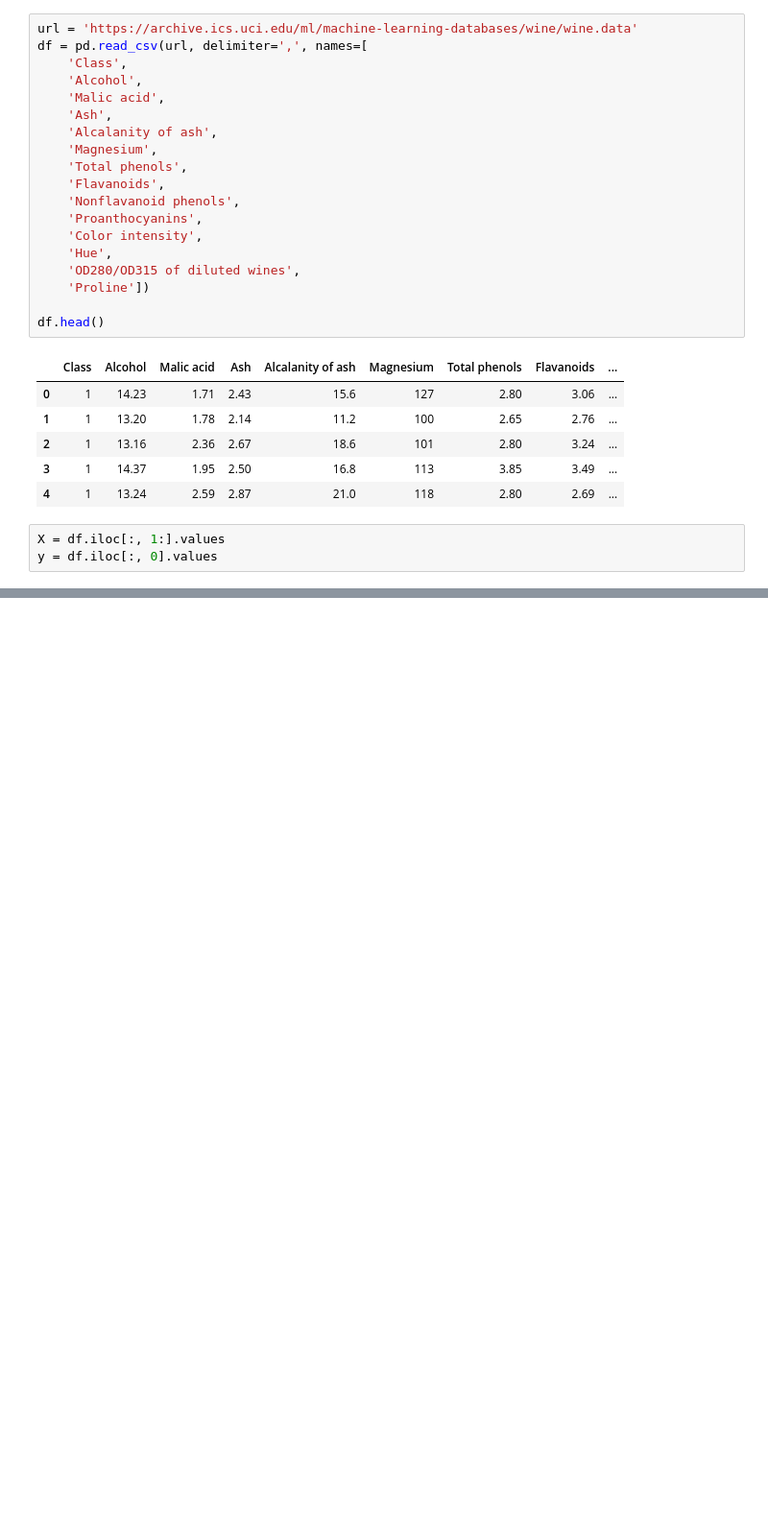
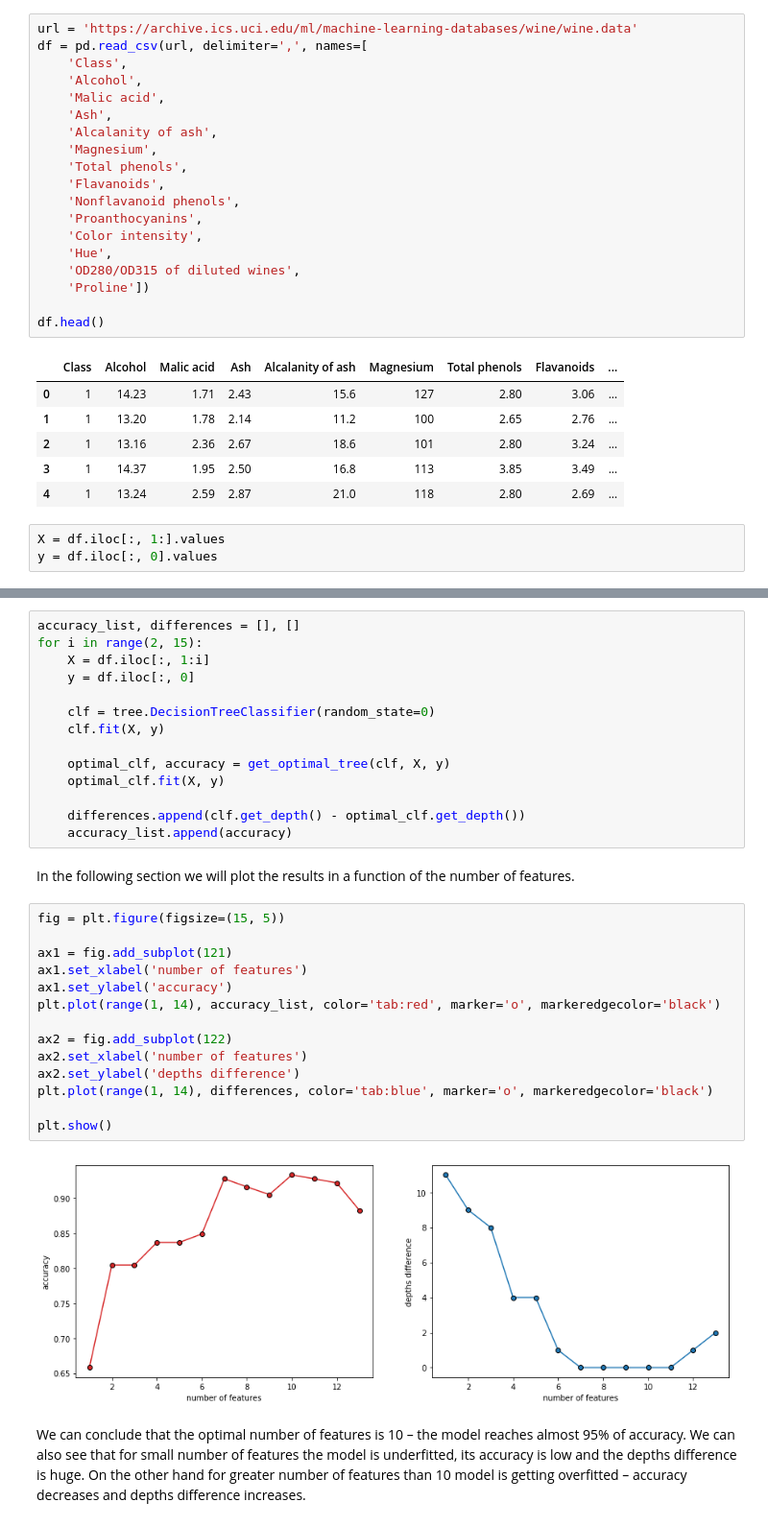
Before and after one commit to mickuz/lsed, a Jupyter notebook: Decision Trees.ipynb, the cells around one changed output, grey strips where cells are left out. Shown at 96% size. Drawn from its saved outputs; the diff is of its cells as text; blank space fills up the shorter version.

```diff
--- a/Decision Trees.ipynb
+++ b/Decision Trees.ipynb
@@ -70,0 +101,34 @@ cross_val_score(clfs[-2], X, y, cv=10).mean()
+# %%
+accuracy_list, differences = [], []
+for i in range(2, 15):
+    X = df.iloc[:, 1:i]
+    y = df.iloc[:, 0]
+
+    clf = tree.DecisionTreeClassifier(random_state=0)
+    clf.fit(X, y)
+
+    optimal_clf, accuracy = get_optimal_tree(clf, X, y)
+    optimal_clf.fit(X, y)
+
+    differences.append(clf.get_depth() - optimal_clf.get_depth())
+    accuracy_list.append(accuracy)
+# %% [markdown]
+In the following section we will plot the results in a function of the number of features.
+# %%
+fig = plt.figure(figsize=(15, 5))
+
+ax1 = fig.add_subplot(121)
+ax1.set_xlabel('number of features')
+ax1.set_ylabel('accuracy')
+plt.plot(range(1, 14), accuracy_list, color='tab:red', marker='o', markeredgecolor='black')
+
+ax2 = fig.add_subplot(122)
+ax2.set_xlabel('number of features')
+ax2.set_ylabel('depths difference')
+plt.plot(range(1, 14), differences, color='tab:blue', marker='o', markeredgecolor='black')
+
+plt.show()
+# %% [output]
+[figure, added]
+# %% [markdown]
+We can conclude that the optimal number of features is 10 – the model reaches almost 95% of accuracy. We can also see that for small number of features the model is underfitted, its accuracy is low and the depths difference is huge. On the other hand for greater number of features than 10 model is getting overfitted – accuracy decreases and depths difference increases.
```
Also changed, not shown: parts of 15 cells of this notebook.
